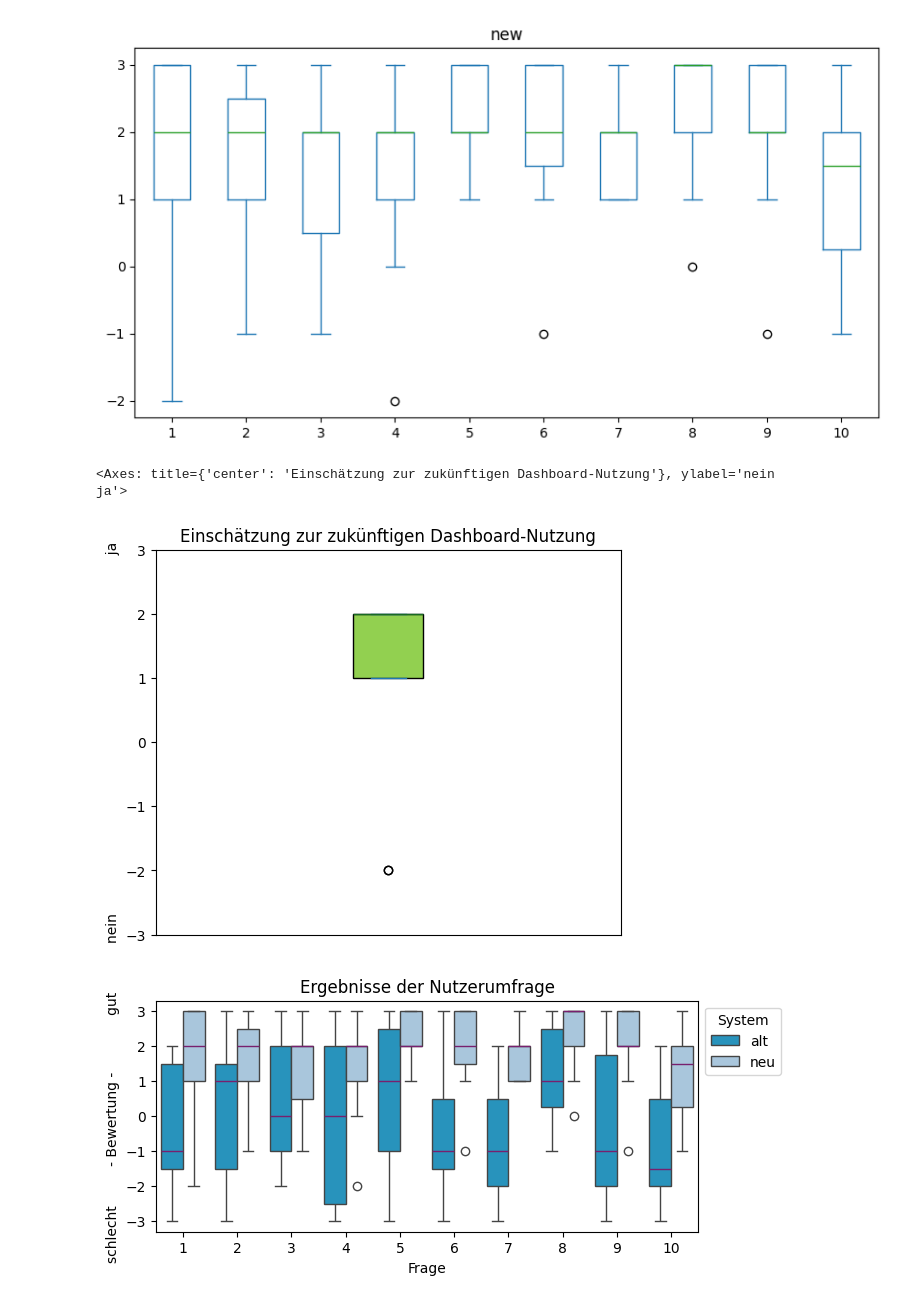
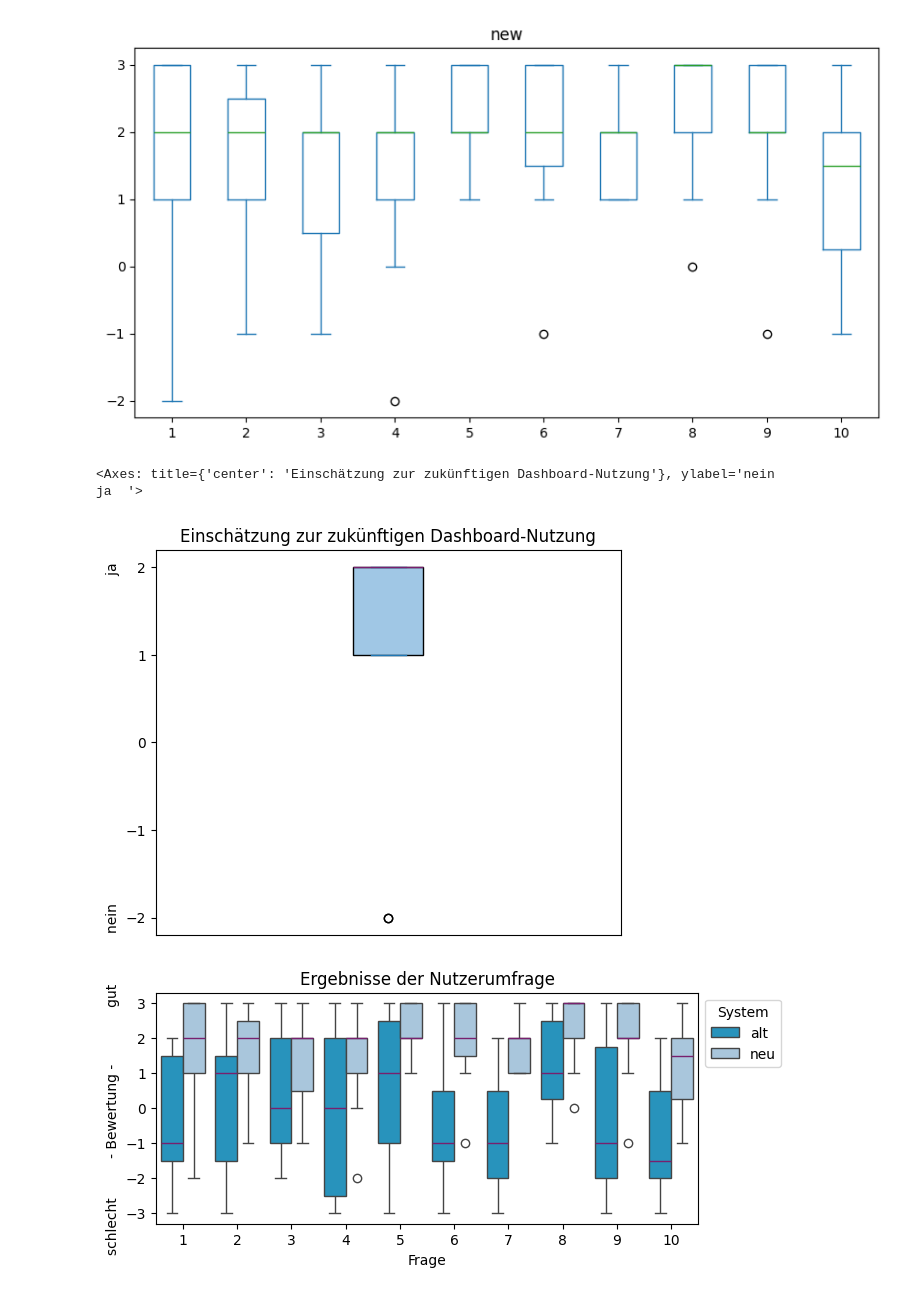
Before and after one commit to sxndrx-cxlxnx/h_da_B7-Bachelorarbeit, a Jupyter notebook: Diagramme/diagramm.ipynb, the cells around one changed output. Drawn from its saved outputs; the diff is of its cells as text; code cells hidden in the pictures.

```diff
--- a/Diagramme/diagramm.ipynb
+++ b/Diagramme/diagramm.ipynb
@@ -181,23 +181,23 @@ print(df)
 # %%
 # Dashboard use (einzelne Datenreihen - nicht gemerged!)
 """
 TODO: Median schwer erkennbar
 """
 df_db_use.plot(kind="box",
                figsize=(6,5),
                title="Einschätzung zur zukünftigen Dashboard-Nutzung",
-               ylabel=("nein                                                                                  ja"),
+               ylabel=("nein                                                                           ja  "),
                xticks=[],
-               yticks=[-3,-2,-1,0,1,2,3],
+               yticks=[-2,-1,0,1,2],
                patch_artist=True,
                boxprops=dict(color='black',
-                             facecolor=colour_excel_green),
-               medianprops=dict(color=colour_excel_darkgreen),
+                             facecolor=colours_excel[1]),
+               medianprops=dict(color=colour_excel_lila),
                )
 #print(df_db_use)
 # %% [output]
-<Axes: title={'center': 'Einschätzung zur zukünftigen Dashboard-Nutzung'}, ylabel='nein                                                                                  ja'>
+<Axes: title={'center': 'Einschätzung zur zukünftigen Dashboard-Nutzung'}, ylabel='nein                                                                           ja  '>
-[figure, old version]
+[figure, new version]
 # %%
 bp_all = sns.boxplot(data=df, x='variable', y='value', hue='System',
                      palette=colours_excel,
```
Also changed, not shown: parts of 1 cell of this notebook, 1 other file.
